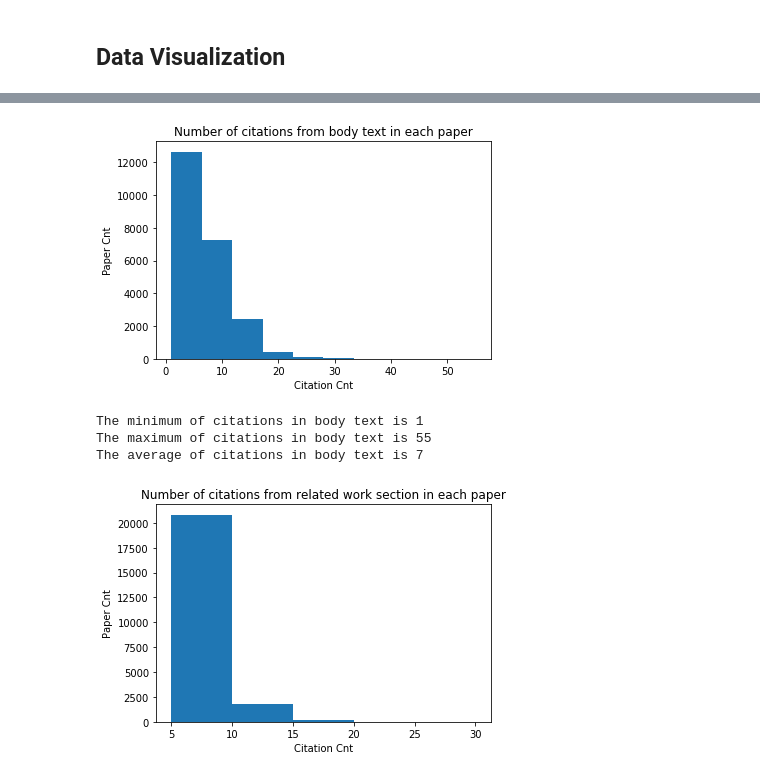
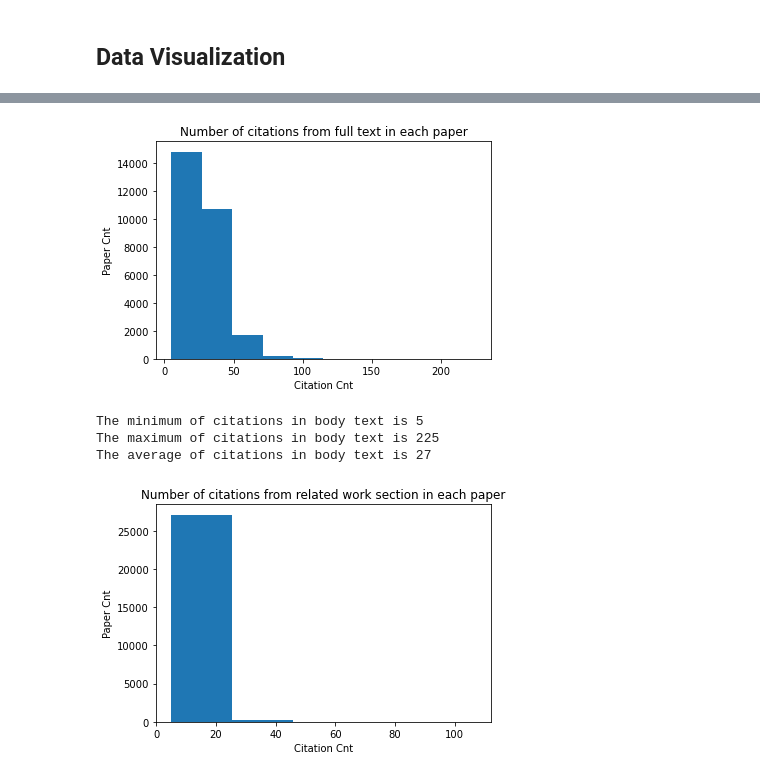
Before and after one commit to JackJing001/Capstone-project, a Jupyter notebook: notebook/data_preprocess.ipynb, the cells around one changed output, grey strips where cells are left out. Drawn from its saved outputs; the diff is of its cells as text; code cells hidden in the pictures.

```diff
--- a/notebook/data_preprocess.ipynb
+++ b/notebook/data_preprocess.ipynb
@@ -246,34 +261,34 @@ df.head()
 # %%
 from matplotlib import pyplot as plt
 # %%
-# number of citations in each paper from body text
+# number of citations in each paper from full text
 
 body_counts = []
 for paper_id in df.index:
-    current_count = len(df.loc[paper_id, 'body_pairs'])
+    current_count = len(df.loc[paper_id, 'full_citations'])
     body_counts.append(current_count)
 
 plt.hist(body_counts)
-plt.title('Number of citations from body text in each paper')
+plt.title('Number of citations from full text in each paper')
 plt.xlabel('Citation Cnt')
 plt.ylabel('Paper Cnt')
 plt.show()
 # %% [output]
-[figure, old version]
+[figure, new version]
 # %%
 print("The minimum of citations in body text is", min(body_counts))
 print("The maximum of citations in body text is", max(body_counts))
 print('The average of citations in body text is', round(np.mean(body_counts)))
 # %% [output]
-The minimum of citations in body text is 1
-The maximum of citations in body text is 55
-The average of citations in body text is 7
+The minimum of citations in body text is 5
+The maximum of citations in body text is 225
+The average of citations in body text is 27
 # %%
 # number of citations in each paper from related work sections
 
 related_work_counts = []
 for paper_id in df.index:
-    current_count = len(df.loc[paper_id, 'related_work_pairs'])
+    current_count = len(df.loc[paper_id, 'rw_citations'])
     related_work_counts.append(current_count)
 
 plt.hist(related_work_counts, 5)
@@ -282,7 +297,7 @@ plt.xlabel('Citation Cnt')
 plt.ylabel('Paper Cnt')
 plt.show()
 # %% [output]
-[figure, old version]
+[figure, new version]
 # %%
 print("The minimum of citations in related work section is", min(related_work_counts))
 print("The maximum of citations in related work section is", max(related_work_counts))
```
Also changed, not shown: parts of 8 cells of this notebook, 6 other files.
